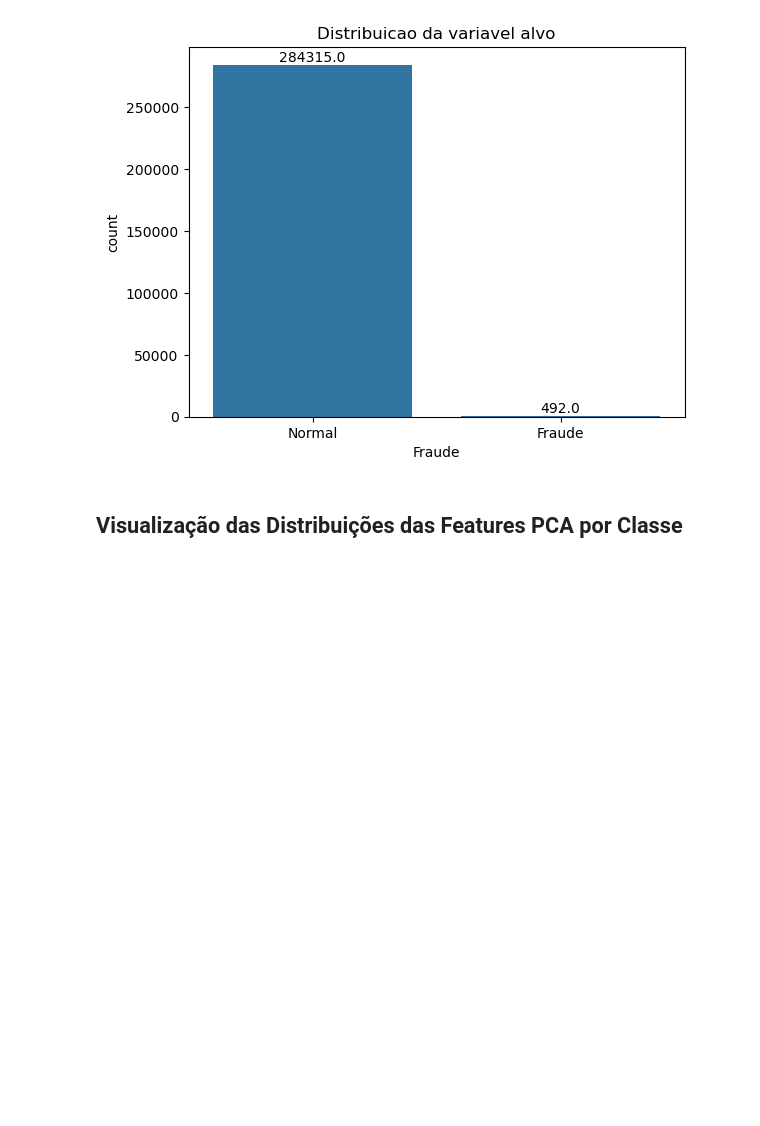
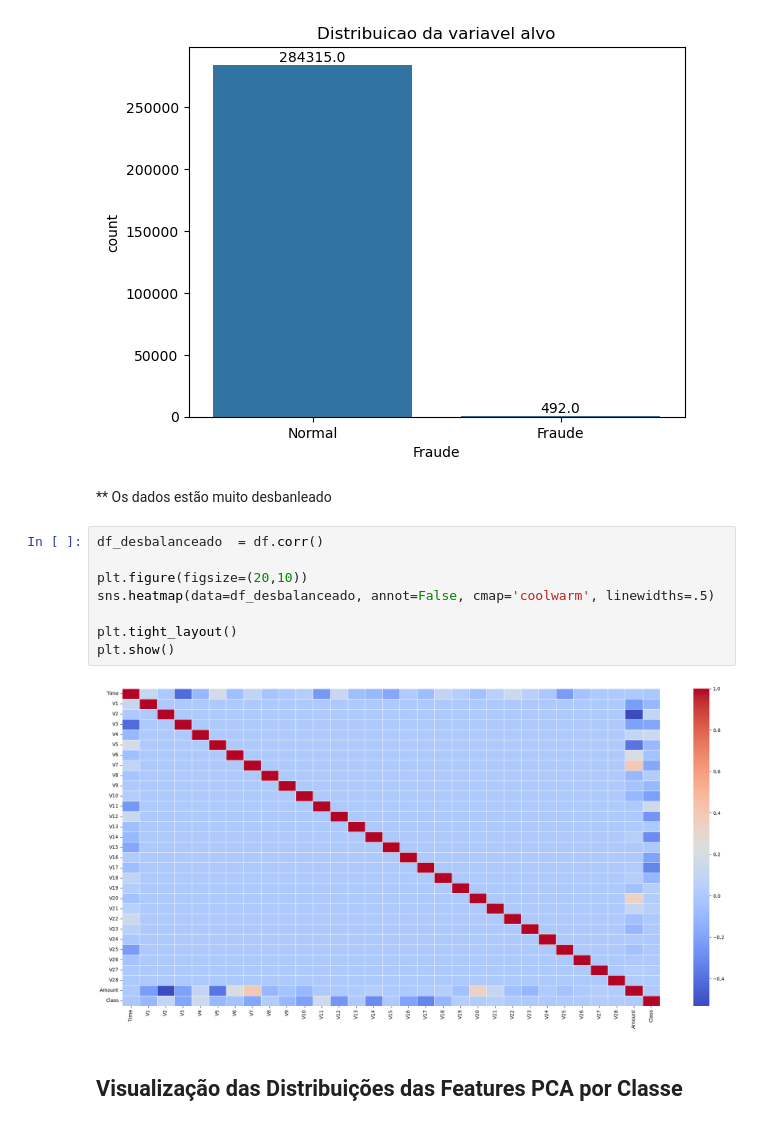
Before and after one commit to emersonsantosgithub/credit-card-fraud-detection-new, a Jupyter notebook: analise.ipynb, the cells around one changed output. Drawn from its saved outputs; the diff is of its cells as text; blank space fills up the shorter version.

```diff
--- a/analise.ipynb
+++ b/analise.ipynb
@@ -82,6 +82,18 @@ plt.show()
 plt.show()
 # %% [output]
 [figure]
+# %% [markdown]
+** Os dados estão muito desbanleado
+# %%
+df_desbalanceado  = df.corr()
+
+plt.figure(figsize=(20,10))
+sns.heatmap(data=df_desbalanceado, annot=False, cmap='coolwarm', linewidths=.5)
+
+plt.tight_layout()
+plt.show()
+# %% [output]
+[figure, added]
 # %% [markdown]
 ## Visualização das Distribuições das Features PCA por Classe
 # %%
```
Also changed, not shown: parts of 1 cell of this notebook.
